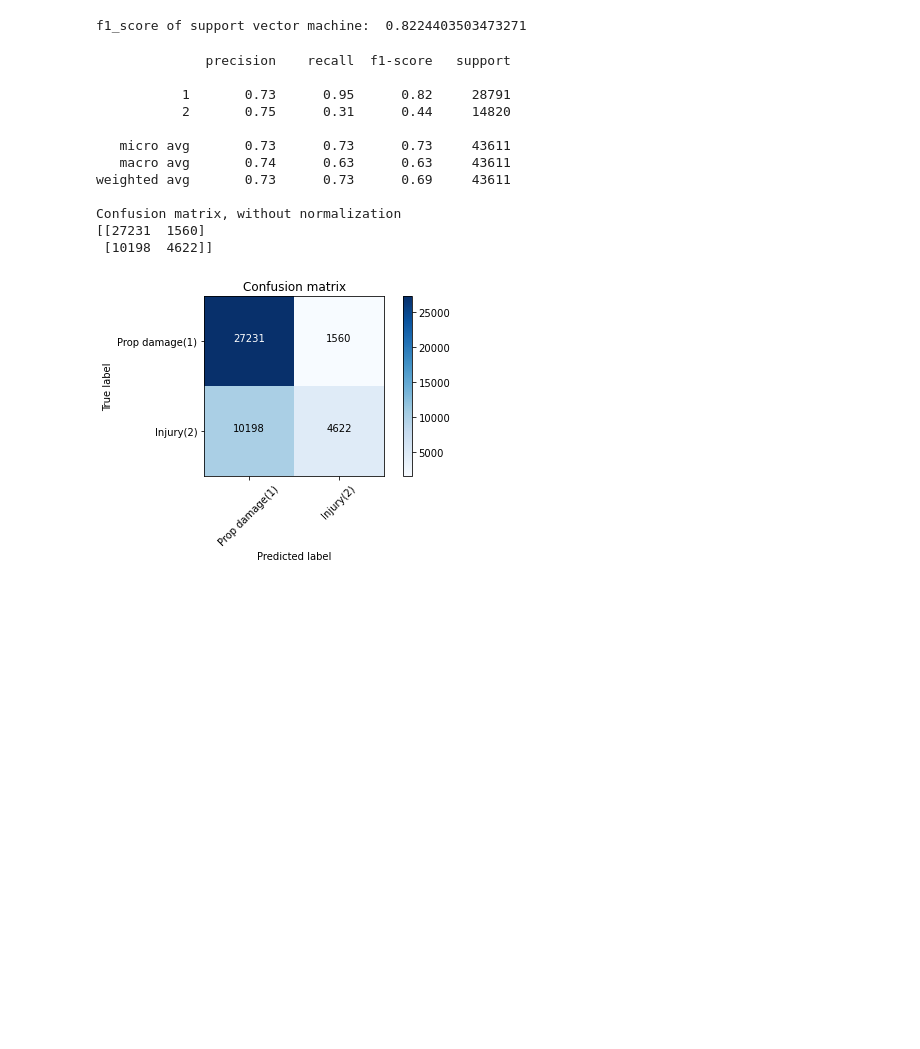
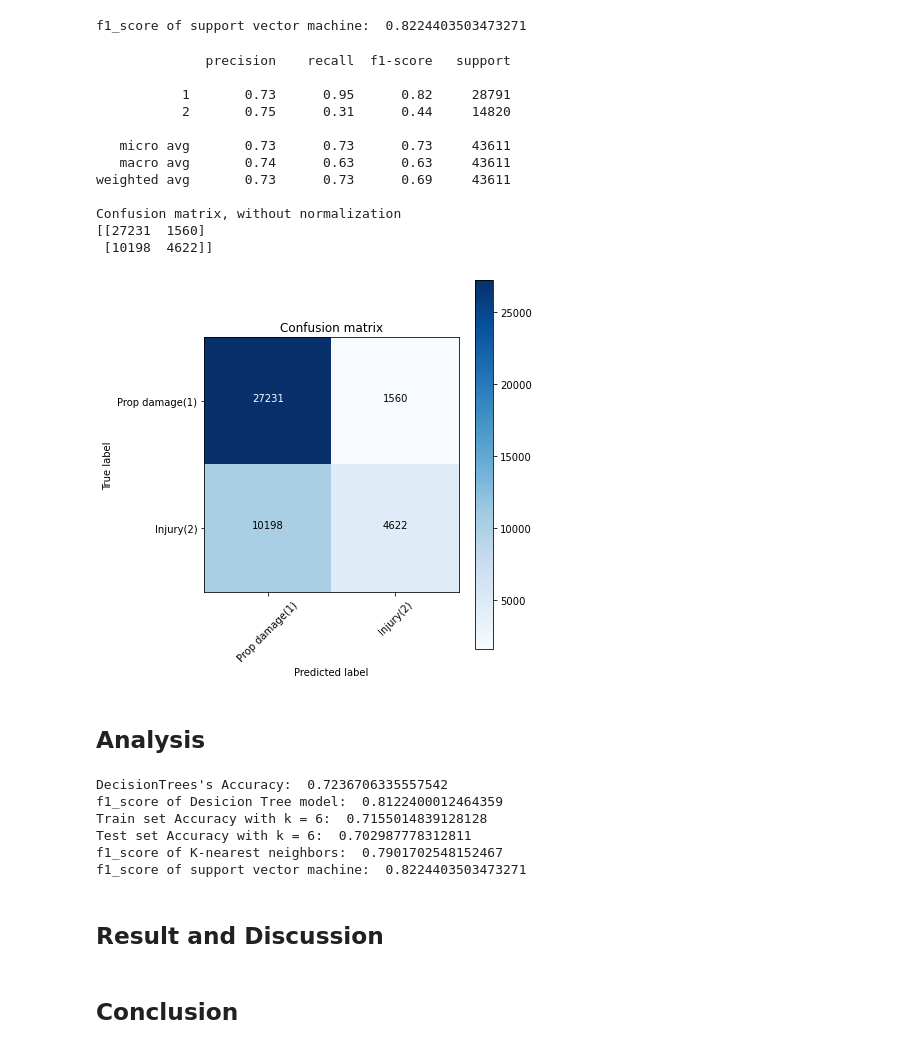
Before and after one commit to caocao0525/Coursera_Capstone, a Jupyter notebook: myWork/Collisions_in_Seattle_trial2.ipynb, the cells around one changed output. Drawn from its saved outputs; the diff is of its cells as text; code cells hidden in the pictures; blank space fills up the shorter version.

```diff
--- a/myWork/Collisions_in_Seattle-Copy1.ipynb
+++ b/myWork/Collisions_in_Seattle_trial2.ipynb
@@ -531,25 +516,45 @@ def plot_confusion_matrix(cm, classes,
 # %%
 import itertools
 # Compute confusion matrix
 cnf_matrix = confusion_matrix(y_testset, yhat_svm, labels=[1,2])
 np.set_printoptions(precision=2)
 
 print (classification_report(y_testset, yhat_svm))
 
 # Plot non-normalized confusion matrix
-plt.figure()
+plt.figure(figsize=(6,6))
 plot_confusion_matrix(cnf_matrix, classes=['Prop damage(1)','Injury(2)'],normalize= False,  title='Confusion matrix')
 # %% [output]
               precision    recall  f1-score   support
 
            1       0.73      0.95      0.82     28791
            2       0.75      0.31      0.44     14820
 
    micro avg       0.73      0.73      0.73     43611
    macro avg       0.74      0.63      0.63     43611
 weighted avg       0.73      0.73      0.69     43611
 
 Confusion matrix, without normalization
 [[27231  1560]
  [10198  4622]]
-[figure, old version]
+[figure, new version]
+# %% [markdown]
+## Analysis <a name="analysis"></a>
+# %%
+print("DecisionTrees's Accuracy: ", metrics.accuracy_score(y_testset, predTree))
+print("f1_score of Desicion Tree model: ", f1_score(y_testset, predTree))
+print("Train set Accuracy with k = 6: ", metrics.accuracy_score(y_trainset, neigh_final.predict(X_trainset)))
+print("Test set Accuracy with k = 6: ", metrics.accuracy_score(y_testset, yhat_final))
+print("f1_score of K-nearest neighbors: ", f1_score(y_testset, yhat_final))
+print("f1_score of support vector machine: ", f1_score(y_testset, yhat_svm))
+# %% [output]
+DecisionTrees's Accuracy:  0.7236706335557542
+f1_score of Desicion Tree model:  0.8122400012464359
+Train set Accuracy with k = 6:  0.7155014839128128
+Test set Accuracy with k = 6:  0.702987778312811
+f1_score of K-nearest neighbors:  0.7901702548152467
+f1_score of support vector machine:  0.8224403503473271
+# %% [markdown]
+## Result and Discussion <a name="resultsanddiscussion"></a>
+# %% [markdown]
+## Conclusion <a name="conclusion"></a>
```
Also changed, not shown: parts of 4 cells of this notebook, 2 other files.
